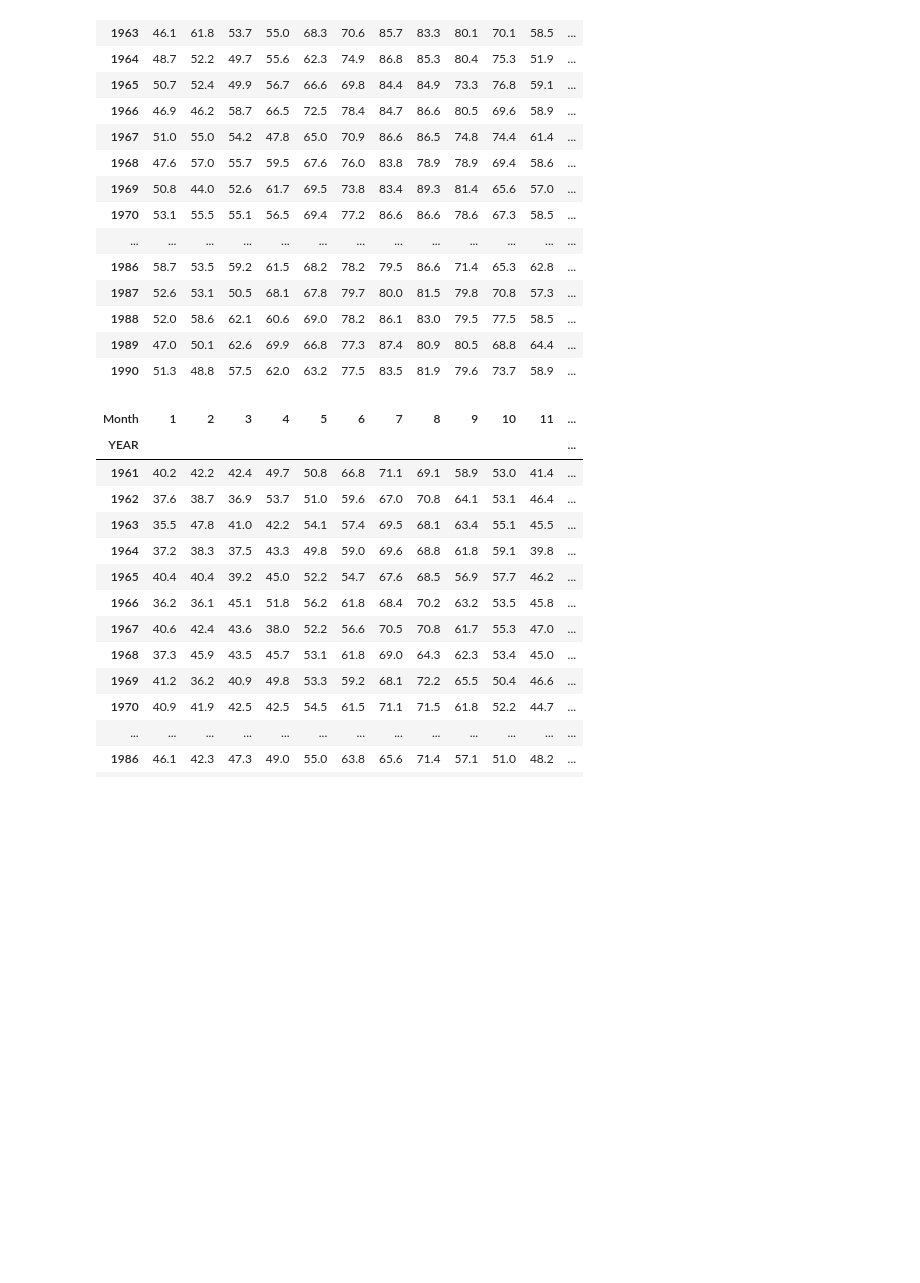
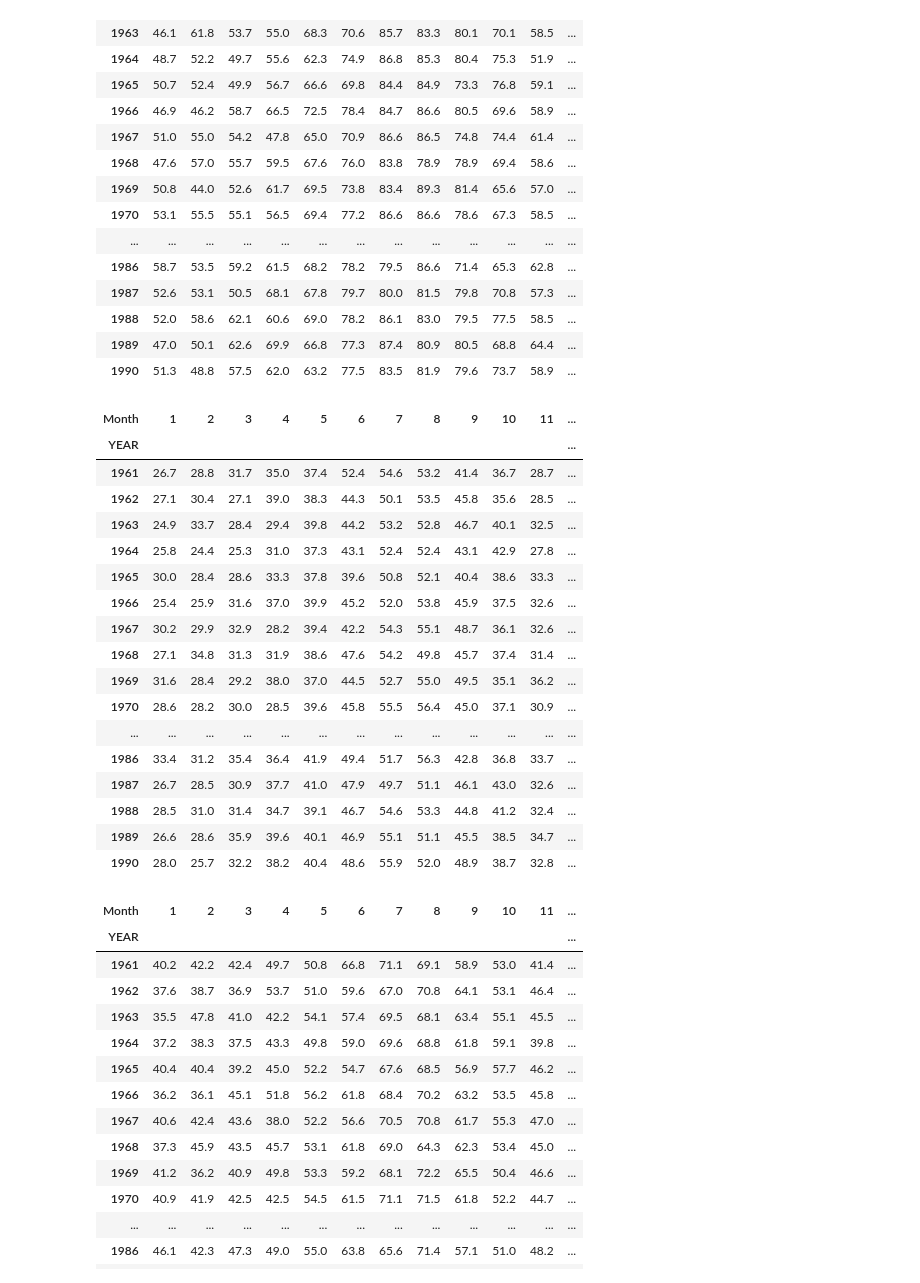
Before and after one commit to jordan-gilmartin/cuyamaca-climatology-analysis, a Jupyter notebook: cuyamaca-climatology-analysis.ipynb, the cells around one changed output. Saved outputs shown, nothing was run; the diff lists cells and outputs as text; code cells hidden in the pictures; blank space fills up the shorter version.

```diff
--- a/cuyamaca-climatology-analysis.ipynb
+++ b/cuyamaca-climatology-analysis.ipynb
@@ -163,4 +163,27 @@ pivot_tmax
 | 1988 | 52.0 | 58.6 | 62.1 | 60.6 | 69.0 | 78.2 | 86.1 | 83.0 | 79.5 | 77.5 | 58.5 | ... |
 | 1989 | 47.0 | 50.1 | 62.6 | 69.9 | 66.8 | 77.3 | 87.4 | 80.9 | 80.5 | 68.8 | 64.4 | ... |
 | 1990 | 51.3 | 48.8 | 57.5 | 62.0 | 63.2 | 77.5 | 83.5 | 81.9 | 79.6 | 73.7 | 58.9 | ... |
+# %%
+# creating third pivot table for TMIN - 2.5b
+pivot_tmin = sixtyone.pivot_table(values='TMIN (F)', index='YEAR', columns='Month')
+pivot_tmin
+# %% [output]
+| Month | 1 | 2 | 3 | 4 | 5 | 6 | 7 | 8 | 9 | 10 | 11 | ... |
+| YEAR |  |  |  |  |  |  |  |  |  |  |  | ... |
+| 1961 | 26.7 | 28.8 | 31.7 | 35.0 | 37.4 | 52.4 | 54.6 | 53.2 | 41.4 | 36.7 | 28.7 | ... |
+| 1962 | 27.1 | 30.4 | 27.1 | 39.0 | 38.3 | 44.3 | 50.1 | 53.5 | 45.8 | 35.6 | 28.5 | ... |
+| 1963 | 24.9 | 33.7 | 28.4 | 29.4 | 39.8 | 44.2 | 53.2 | 52.8 | 46.7 | 40.1 | 32.5 | ... |
+| 1964 | 25.8 | 24.4 | 25.3 | 31.0 | 37.3 | 43.1 | 52.4 | 52.4 | 43.1 | 42.9 | 27.8 | ... |
+| 1965 | 30.0 | 28.4 | 28.6 | 33.3 | 37.8 | 39.6 | 50.8 | 52.1 | 40.4 | 38.6 | 33.3 | ... |
+| 1966 | 25.4 | 25.9 | 31.6 | 37.0 | 39.9 | 45.2 | 52.0 | 53.8 | 45.9 | 37.5 | 32.6 | ... |
+| 1967 | 30.2 | 29.9 | 32.9 | 28.2 | 39.4 | 42.2 | 54.3 | 55.1 | 48.7 | 36.1 | 32.6 | ... |
+| 1968 | 27.1 | 34.8 | 31.3 | 31.9 | 38.6 | 47.6 | 54.2 | 49.8 | 45.7 | 37.4 | 31.4 | ... |
+| 1969 | 31.6 | 28.4 | 29.2 | 38.0 | 37.0 | 44.5 | 52.7 | 55.0 | 49.5 | 35.1 | 36.2 | ... |
+| 1970 | 28.6 | 28.2 | 30.0 | 28.5 | 39.6 | 45.8 | 55.5 | 56.4 | 45.0 | 37.1 | 30.9 | ... |
+| ... | ... | ... | ... | ... | ... | ... | ... | ... | ... | ... | ... | ... |
+| 1986 | 33.4 | 31.2 | 35.4 | 36.4 | 41.9 | 49.4 | 51.7 | 56.3 | 42.8 | 36.8 | 33.7 | ... |
+| 1987 | 26.7 | 28.5 | 30.9 | 37.7 | 41.0 | 47.9 | 49.7 | 51.1 | 46.1 | 43.0 | 32.6 | ... |
+| 1988 | 28.5 | 31.0 | 31.4 | 34.7 | 39.1 | 46.7 | 54.6 | 53.3 | 44.8 | 41.2 | 32.4 | ... |
+| 1989 | 26.6 | 28.6 | 35.9 | 39.6 | 40.1 | 46.9 | 55.1 | 51.1 | 45.5 | 38.5 | 34.7 | ... |
+| 1990 | 28.0 | 25.7 | 32.2 | 38.2 | 40.4 | 48.6 | 55.9 | 52.0 | 48.9 | 38.7 | 32.8 | ... |
 # %%
```
Also changed, not shown: parts of 5 cells of this notebook.
